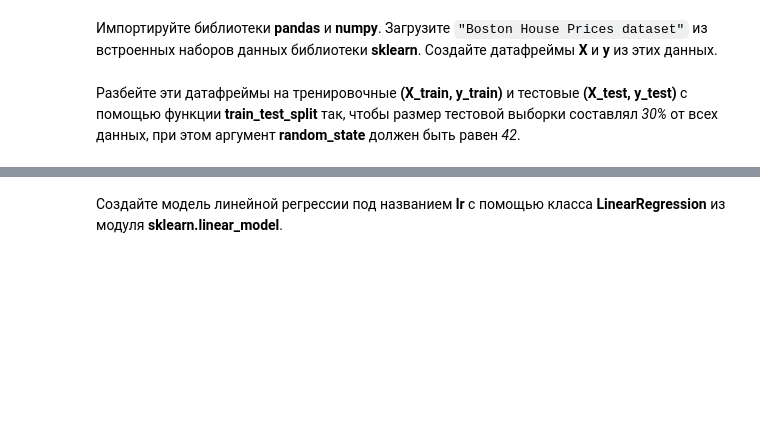
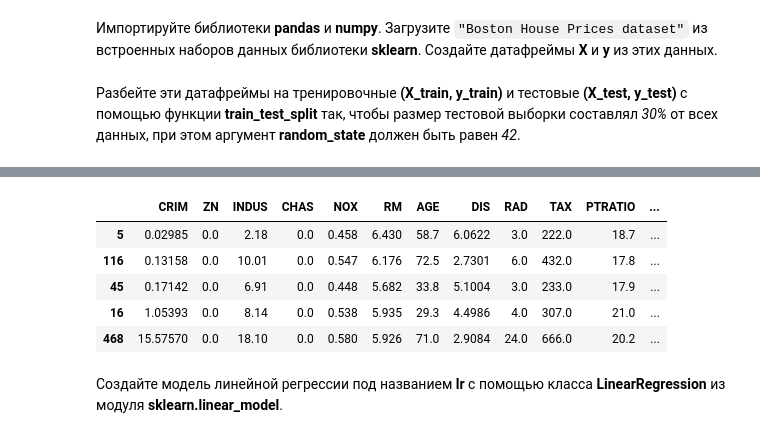
Before and after one commit to ksr19/Python_DataScience, a Jupyter notebook: L3/Lesson3.Sklearn_Supervised learning.ipynb, the cells around one changed output, grey strips where cells are left out. Saved outputs shown, nothing was run; the diff lists cells and outputs as text; code cells hidden in the pictures; blank space fills up the shorter version.

```diff
--- a/L3/Lesson3.Sklearn_Supervised learning.ipynb
+++ b/L3/Lesson3.Sklearn_Supervised learning.ipynb
@@ -21,3 +39,12 @@ X_train, X_test, y_train, y_test = train_test_split(X, y, test_size=0.30, random
+# %%
+X_train.head()
+# %% [output]
+|  | CRIM | ZN | INDUS | CHAS | NOX | RM | AGE | DIS | RAD | TAX | PTRATIO | ... |
+| 5 | 0.02985 | 0.0 | 2.18 | 0.0 | 0.458 | 6.430 | 58.7 | 6.0622 | 3.0 | 222.0 | 18.7 | ... |
+| 116 | 0.13158 | 0.0 | 10.01 | 0.0 | 0.547 | 6.176 | 72.5 | 2.7301 | 6.0 | 432.0 | 17.8 | ... |
+| 45 | 0.17142 | 0.0 | 6.91 | 0.0 | 0.448 | 5.682 | 33.8 | 5.1004 | 3.0 | 233.0 | 17.9 | ... |
+| 16 | 1.05393 | 0.0 | 8.14 | 0.0 | 0.538 | 5.935 | 29.3 | 4.4986 | 4.0 | 307.0 | 21.0 | ... |
+| 468 | 15.57570 | 0.0 | 18.10 | 0.0 | 0.580 | 5.926 | 71.0 | 2.9084 | 24.0 | 666.0 | 20.2 | ... |
 # %% [markdown]
 Создайте модель линейной регрессии под названием **lr** с помощью класса **LinearRegression** из модуля **sklearn.linear_model**.
 # %%
```
Also changed, not shown: parts of 11 cells of this notebook.
